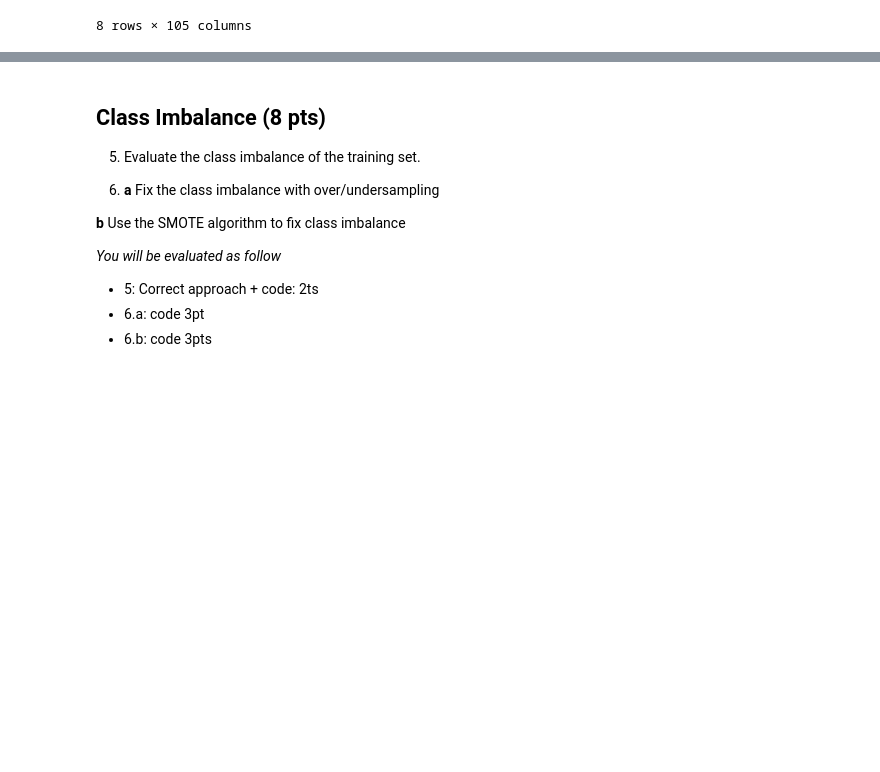
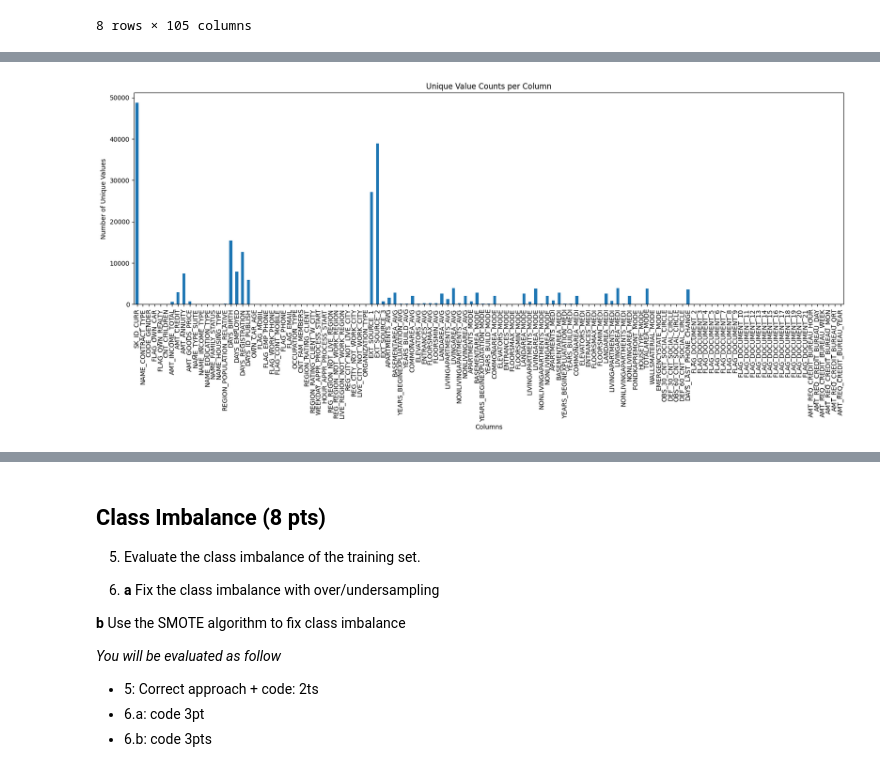
Before and after one commit to mina-naseh/applied-ml-mids-2024, a Jupyter notebook: Project_Part_1.ipynb, the cells around one changed output, grey strips where cells are left out. Drawn from its saved outputs; the diff is of its cells as text; code cells hidden in the pictures; blank space fills up the shorter version.

```diff
--- a/Project_Part_1.ipynb
+++ b/Project_Part_1.ipynb
@@ -48,3 +42,9 @@ src_bureau = '/Users/mina/Desktop/Master of Data Science/3rd Semester/Advanced t
+# %%
+src_train = './data/application_train.csv.zip'
+src_test = './data/application_test.csv.zip'
+
+src_previous = './data/previous_application.csv.zip'
+src_bureau = './data/bureau.csv.zip'
 # %% [markdown]
 <h1>Loading the datasets (2 pts)</h1>
 
@@ -288,0 +283,7 @@ missing_application_test_data[missing_application_test_data['Total'] != 0]
+# %%
+# Get number of unique values per column
+unique_counts = app_test.nunique()
+
+# Set a threshold for max unique values to consider it categorical
+categorical_columns = unique_counts[unique_counts < 20].index
+print(categorical_columns)
@@ -288,0 +308,11 @@ missing_application_test_data[missing_application_test_data['Total'] != 0]
+# %%
+import matplotlib.pyplot as plt
+
+# Plot the number of unique values per column
+unique_counts.plot(kind='bar', figsize=(20, 6))
+plt.xlabel('Columns')
+plt.ylabel('Number of Unique Values')
+plt.title('Unique Value Counts per Column')
+plt.show()
+# %% [output]
+[figure, added]
```
Also changed, not shown: parts of 19 cells of this notebook, 2 other files.
